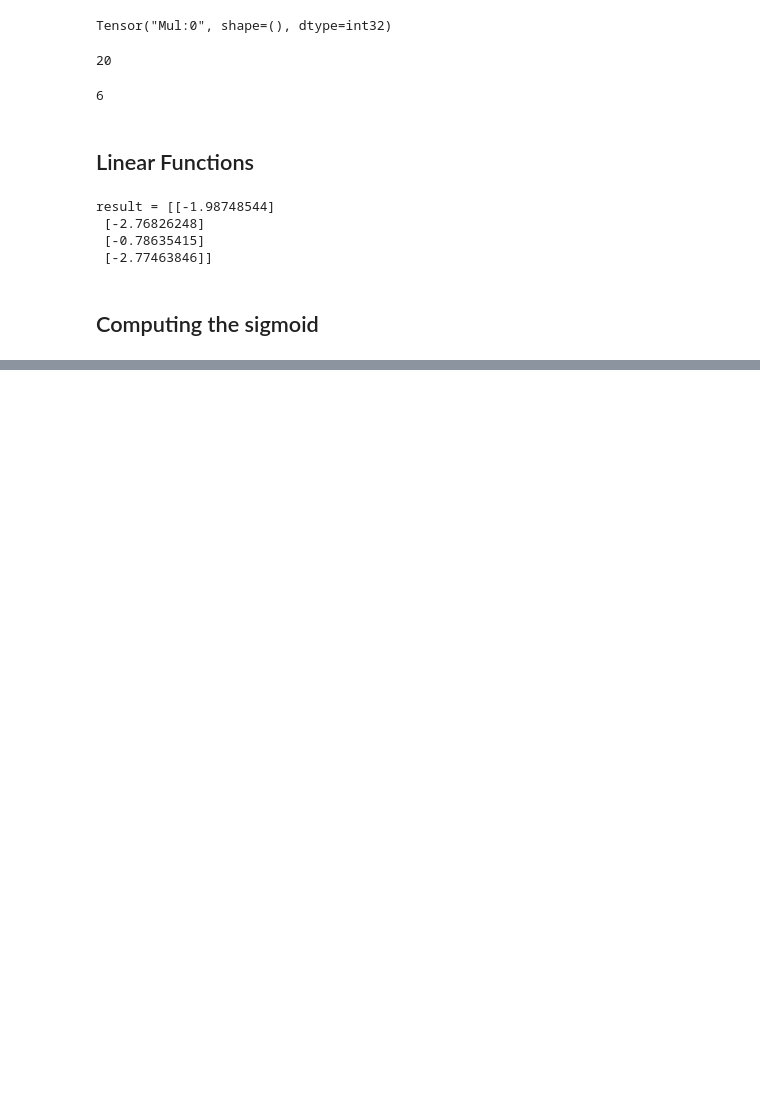
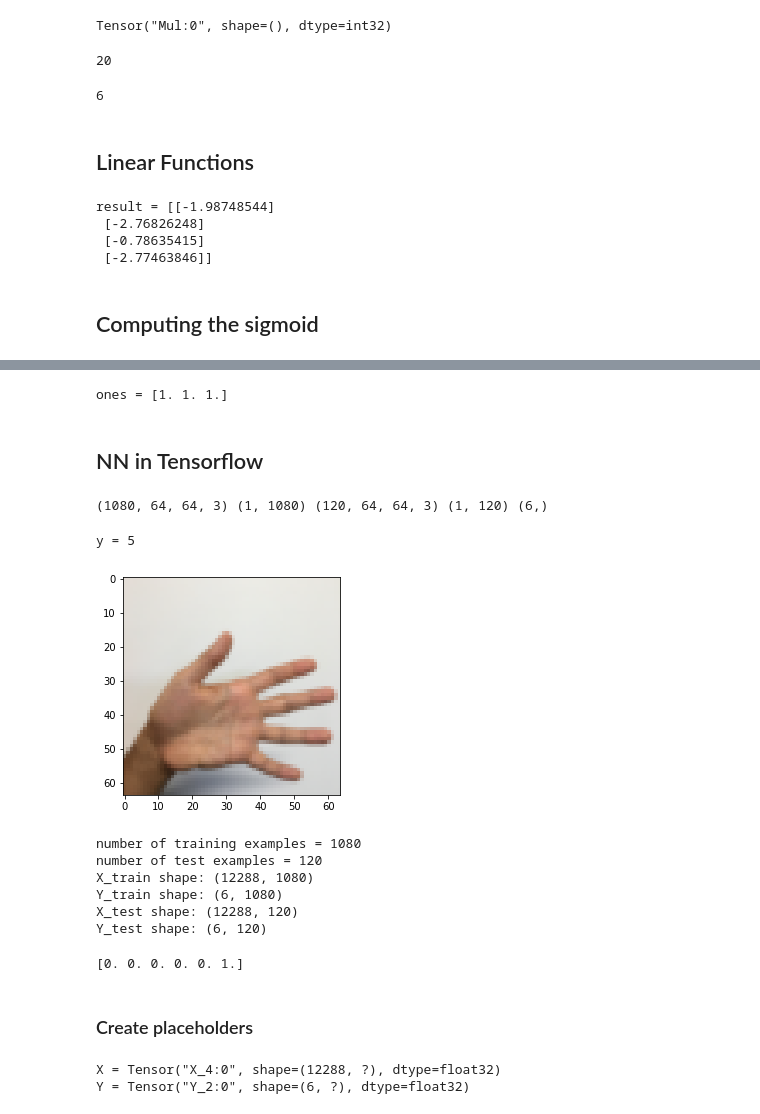
Before and after one commit to ashishlakhani04/50-days-of-ML, a Jupyter notebook: 15-Day11/Tensorflow Basics.ipynb, the cells around one changed output, grey strips where cells are left out. Cells and saved outputs as stored; diff of their text form; code cells hidden in the pictures; blank space fills up the shorter version.

Commit message:
complete Tensorflow

```diff
--- a/15-Day11/Tensorflow Basics.ipynb
+++ b/15-Day11/Tensorflow Basics.ipynb
@@ -96,0 +207,48 @@ def sigmoid(z):
+# %%
+print ("ones = " + str(ones([3])))
+# %% [output]
+ones = [1. 1. 1.]
+# %% [markdown]
+## NN in Tensorflow
+# %%
+X_train_orig, Y_train_orig, X_test_orig, Y_test_orig, classes = load_dataset()
+# %%
+print(X_train_orig.shape,Y_train_orig.shape,X_test_orig.shape,Y_test_orig.shape,classes.shape)
+# %% [output]
+(1080, 64, 64, 3) (1, 1080) (120, 64, 64, 3) (1, 120) (6,)
+# %%
+index = 0
+plt.imshow(X_train_orig[index])
+print ("y = " + str(np.squeeze(Y_train_orig[:, index])))
+# %% [output]
+y = 5
+[figure, added]
+# %%
+X_train_flatten = X_train_orig.reshape(X_train_orig.shape[0], -1).T
+X_test_flatten = X_test_orig.reshape(X_test_orig.shape[0], -1).T
+
+X_train = X_train_flatten / 255.
+X_test = X_test_flatten / 255.
+
+Y_train = convert_to_one_hot(Y_train_orig, 6)
+Y_test = convert_to_one_hot(Y_test_orig, 6)
+
+print("number of training examples = " + str(X_train.shape[1]))
+print("number of test examples = " + str(X_test.shape[1]))
+print("X_train shape: " + str(X_train.shape))
+print("Y_train shape: " + str(Y_train.shape))
+print("X_test shape: " + str(X_test.shape))
+print("Y_test shape: " + str(Y_test.shape))
+# %% [output]
+number of training examples = 1080
+number of test examples = 120
+X_train shape: (12288, 1080)
+Y_train shape: (6, 1080)
+X_test shape: (12288, 120)
+Y_test shape: (6, 120)
+# %%
+print(Y_train[:,0])
+# %% [output]
+[0. 0. 0. 0. 0. 1.]
+# %% [markdown]
+### Create placeholders
@@ -96,0 +278,7 @@ def sigmoid(z):
+# %%
+X, Y = create_placeholders(12288, 6)
+print("X = " + str(X))
+print("Y = " + str(Y))
+# %% [output]
+X = Tensor("X_4:0", shape=(12288, ?), dtype=float32)
+Y = Tensor("Y_2:0", shape=(6, ?), dtype=float32)
```
Also changed, not shown: parts of 20 cells of this notebook, 1 other file.
